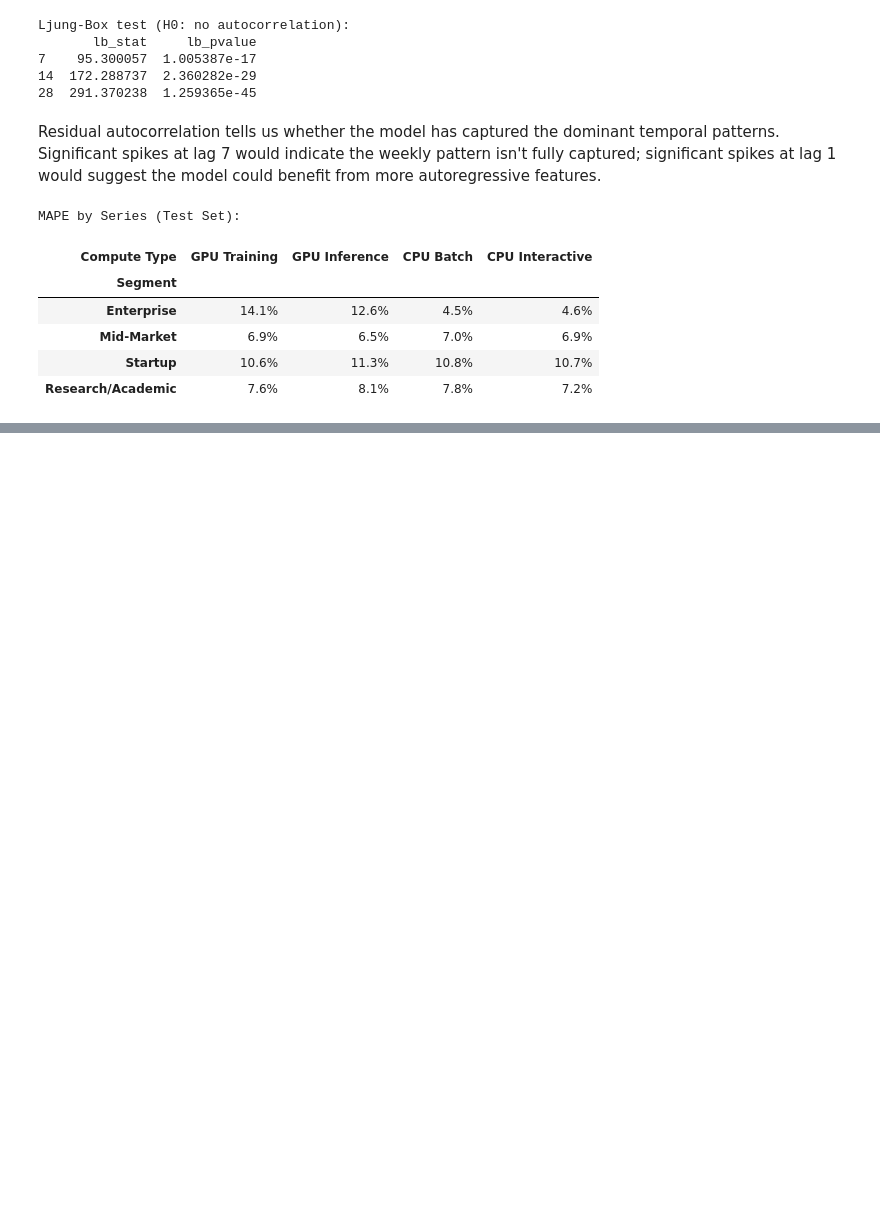
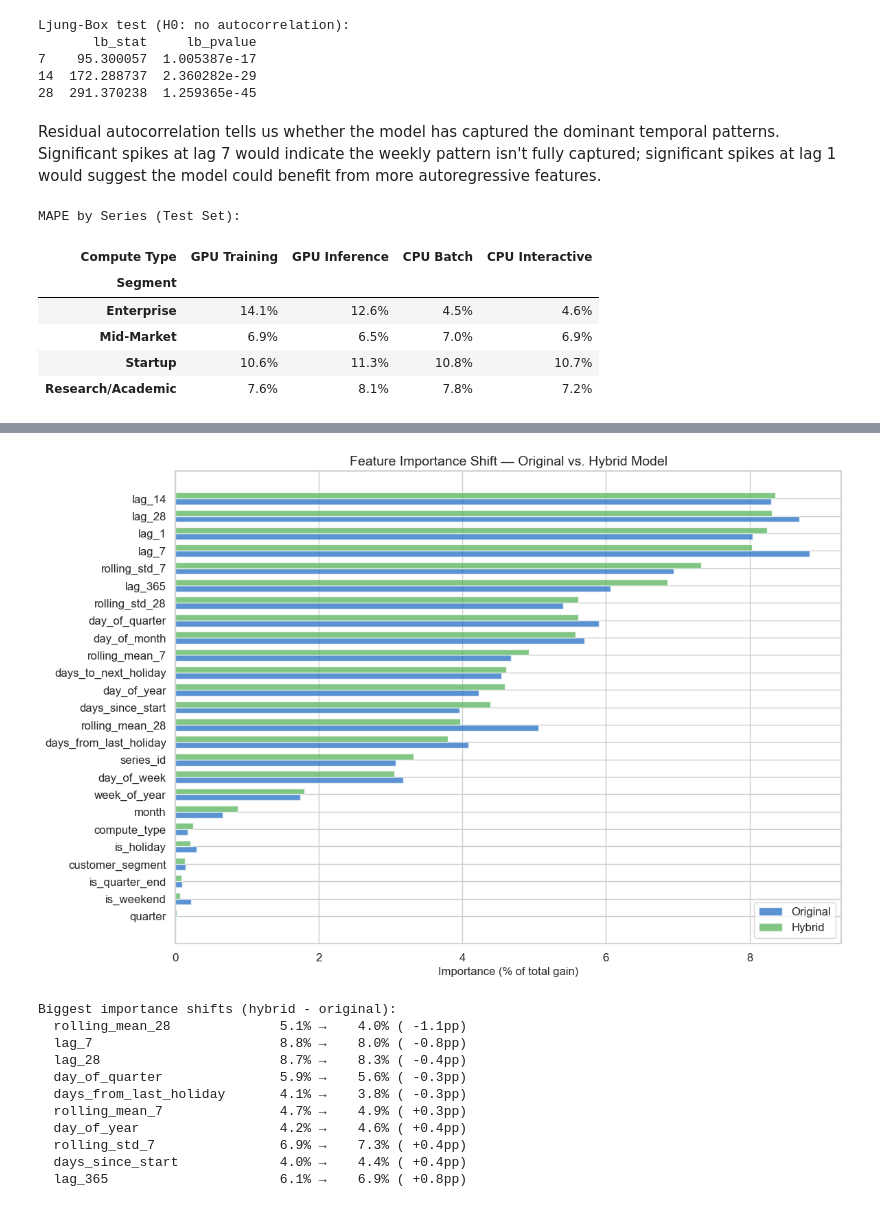
Before and after one commit to smurphy6492/compute-forecasting, a Jupyter notebook: notebooks/02_forecasting.ipynb, the cells around one changed output, grey strips where cells are left out. Cells and saved outputs as stored; diff of their text form; code cells hidden in the pictures; blank space fills up the shorter version.

```diff
--- a/notebooks/02_forecasting.ipynb
+++ b/notebooks/02_forecasting.ipynb
@@ -1114,0 +1192,19 @@ MAPE by Series (Test Set):
+# %%
+# Step 2: Compute residual ratios for all splits
+train_ratios = compute_residual_ratios(train, trends)
+val_ratios = compute_residual_ratios(val, trends)
+test_ratios = compute_residual_ratios(test, trends)
+
+# Log-transform residual ratios (the new LightGBM target)
+y_train_log_resid = np.log(train_ratios)
+y_val_log_resid = np.log(val_ratios)
+y_test_log_resid = np.log(test_ratios)
+
+print("Residual ratio statistics (train):")
+print(f"  Mean:   {train_ratios.mean():.4f} (should be ~1.0)")
+print(f"  Std:    {train_ratios.std():.4f}")
+print(f"  Min:    {train_ratios.min():.4f}")
+print(f"  Max:    {train_ratios.max():.4f}")
+print(f"\nLog residual ratio range: [{y_train_log_resid.min():.3f}, {y_train_log_resid.max():.3f}]")
+print(f"  (vs original log target range: [{y_train_log.min():.2f}, {y_train_log.max():.2f}])")
+print(f"  Range reduction: {(y_train_log.max() - y_train_log.min()):.2f} -> {(y_train_log_resid.max() - y_train_log_resid.min()):.2f}")
@@ -1114,0 +1547,53 @@ MAPE by Series (Test Set):
+# %%
+# Compare feature importance: original vs hybrid
+orig_imp = pd.DataFrame({
+    "feature": feature_cols,
+    "original": model_p50.feature_importances_,
+})
+orig_imp["original_pct"] = orig_imp["original"] / orig_imp["original"].sum() * 100
+
+hybrid_imp = pd.DataFrame({
+    "feature": feature_cols,
+    "hybrid": hybrid_p50.feature_importances_,
+})
+hybrid_imp["hybrid_pct"] = hybrid_imp["hybrid"] / hybrid_imp["hybrid"].sum() * 100
+
+imp_compare = orig_imp.merge(hybrid_imp, on="feature")
+imp_compare["shift"] = imp_compare["hybrid_pct"] - imp_compare["original_pct"]
+imp_compare = imp_compare.sort_values("hybrid_pct", ascending=False)
+
+fig, ax = plt.subplots(figsize=(12, 8))
+y_pos = np.arange(len(imp_compare))
+width = 0.35
+
+ax.barh(y_pos + width/2, imp_compare["original_pct"], width, color="#1565C0", alpha=0.7, label="Original")
+ax.barh(y_pos - width/2, imp_compare["hybrid_pct"], width, color="#4CAF50", alpha=0.7, label="Hybrid")
+
+ax.set_yticks(y_pos)
+ax.set_yticklabels(imp_compare["feature"])
+ax.set_xlabel("Importance (% of total gain)")
+ax.set_title("Feature Importance Shift \u2014 Original vs. Hybrid Model")
+ax.legend()
+ax.invert_yaxis()
+plt.tight_layout()
+plt.show()
+
+# Highlight the biggest shifts
+print("Biggest importance shifts (hybrid - original):")
+top_shifts = imp_compare.nlargest(5, "shift")[["feature", "original_pct", "hybrid_pct", "shift"]]
+bot_shifts = imp_compare.nsmallest(5, "shift")[["feature", "original_pct", "hybrid_pct", "shift"]]
+for _, row in pd.concat([top_shifts, bot_shifts]).sort_values("shift").iterrows():
+    print(f"  {row['feature']:<25} {row['original_pct']:>6.1f}% \u2192 {row['hybrid_pct']:>6.1f}% ({row['shift']:>+5.1f}pp)")
+# %% [output]
+[figure, added]
+Biggest importance shifts (hybrid - original):
+  rolling_mean_28              5.1% →    4.0% ( -1.1pp)
+  lag_7                        8.8% →    8.0% ( -0.8pp)
+  lag_28                       8.7% →    8.3% ( -0.4pp)
+  day_of_quarter               5.9% →    5.6% ( -0.3pp)
+  days_from_last_holiday       4.1% →    3.8% ( -0.3pp)
+  rolling_mean_7               4.7% →    4.9% ( +0.3pp)
+  day_of_year                  4.2% →    4.6% ( +0.4pp)
+  rolling_std_7                6.9% →    7.3% ( +0.4pp)
+  days_since_start             4.0% →    4.4% ( +0.4pp)
+  lag_365                      6.1% →    6.9% ( +0.8pp)
```
Also changed, not shown: parts of 19 cells of this notebook, 1 other file.
